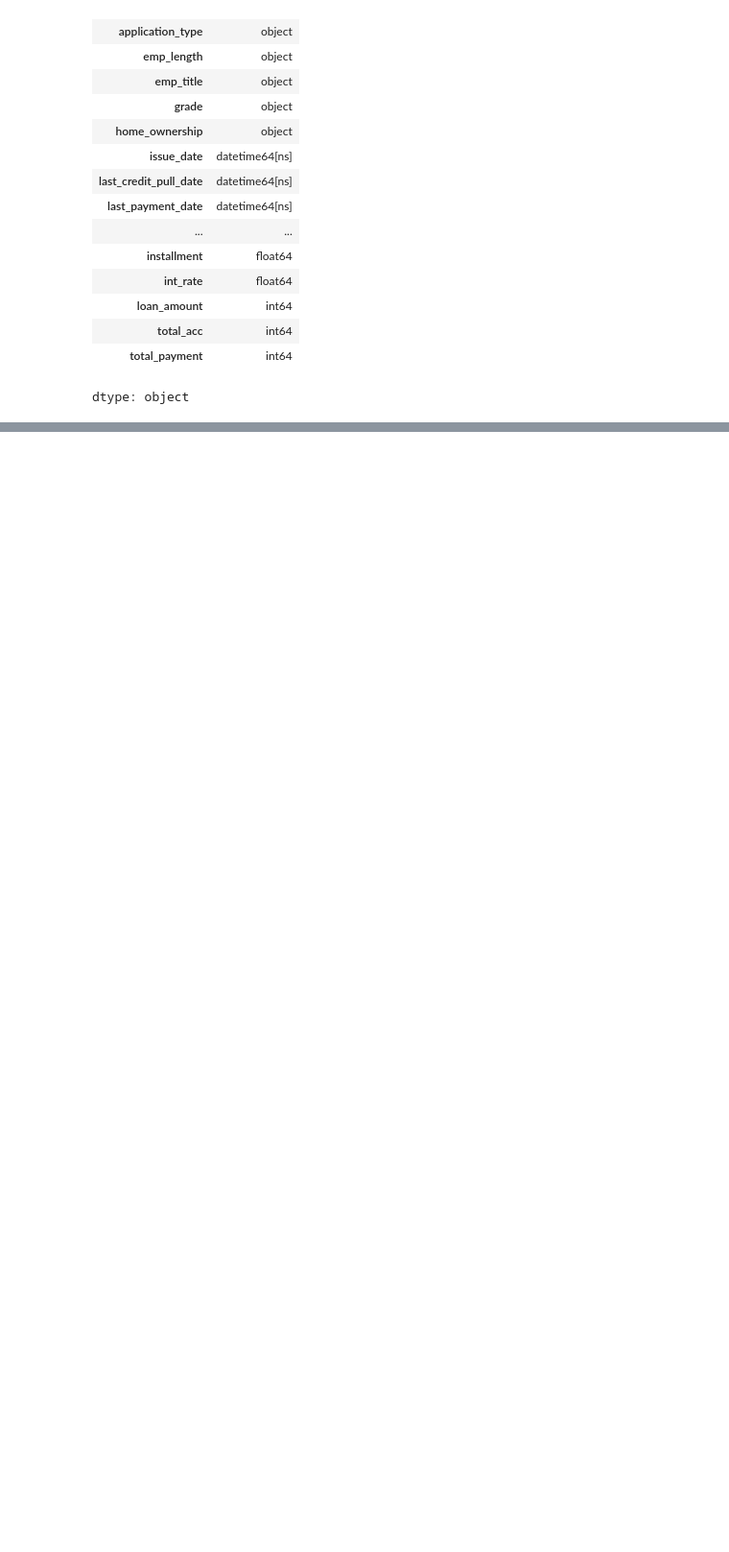
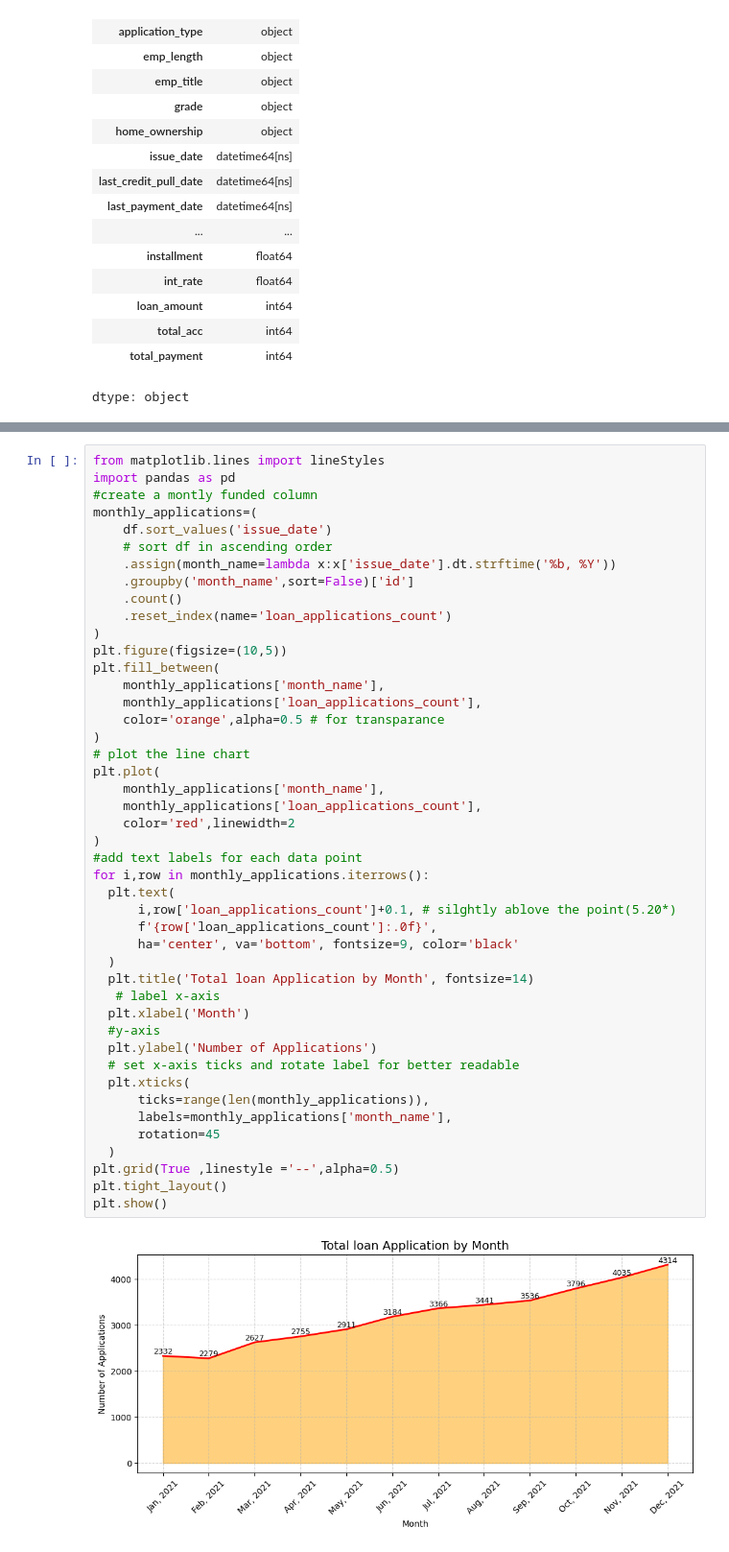
Before and after one commit to srima231/Bank-Loan-Data-Analysis-Risk-Insights, a Jupyter notebook: Banking_Loan_DA.ipynb, the cells around one changed output, grey strips where cells are left out. Shown at 96% size. Cells and saved outputs as stored; diff of their text form; blank space fills up the shorter version.

```diff
--- a/Banking_Loan_DA.ipynb
+++ b/Banking_Loan_DA.ipynb
@@ -653,0 +301,47 @@ plt.show()
+# %%
+from matplotlib.lines import lineStyles
+import pandas as pd
+#create a montly funded column
+monthly_applications=(
+    df.sort_values('issue_date')
+    # sort df in ascending order
+    .assign(month_name=lambda x:x['issue_date'].dt.strftime('%b, %Y'))
+    .groupby('month_name',sort=False)['id']
+    .count()
+    .reset_index(name='loan_applications_count')
+)
+plt.figure(figsize=(10,5))
+plt.fill_between(
+    monthly_applications['month_name'],
+    monthly_applications['loan_applications_count'],
+    color='orange',alpha=0.5 # for transparance
+)
+# plot the line chart
+plt.plot(
+    monthly_applications['month_name'],
+    monthly_applications['loan_applications_count'],
+    color='red',linewidth=2
+)
+#add text labels for each data point
+for i,row in monthly_applications.iterrows():
+  plt.text(
+      i,row['loan_applications_count']+0.1, # silghtly ablove the point(5.20*)
+      f'{row['loan_applications_count']:.0f}',
+      ha='center', va='bottom', fontsize=9, color='black'
+  )
+  plt.title('Total loan Application by Month', fontsize=14)
+   # label x-axis
+  plt.xlabel('Month')
+  #y-axis
+  plt.ylabel('Number of Applications')
+  # set x-axis ticks and rotate label for better readable
+  plt.xticks(
+      ticks=range(len(monthly_applications)),
+      labels=monthly_applications['month_name'],
+      rotation=45
+  )
+plt.grid(True ,linestyle ='--',alpha=0.5)
+plt.tight_layout()
+plt.show()
+# %% [output]
+[figure, added]
```
Also changed, not shown: parts of 52 cells of this notebook.
